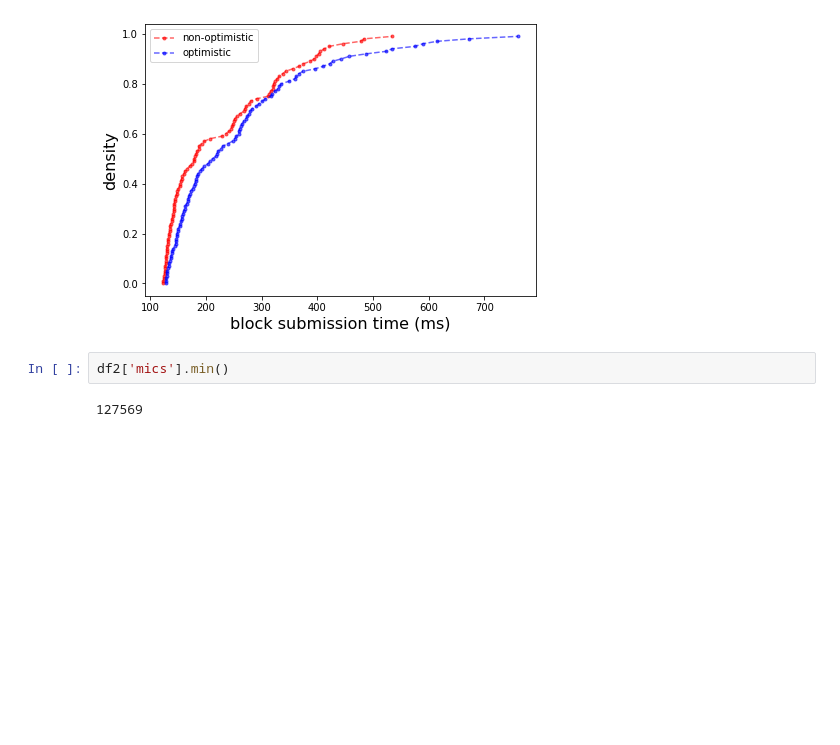
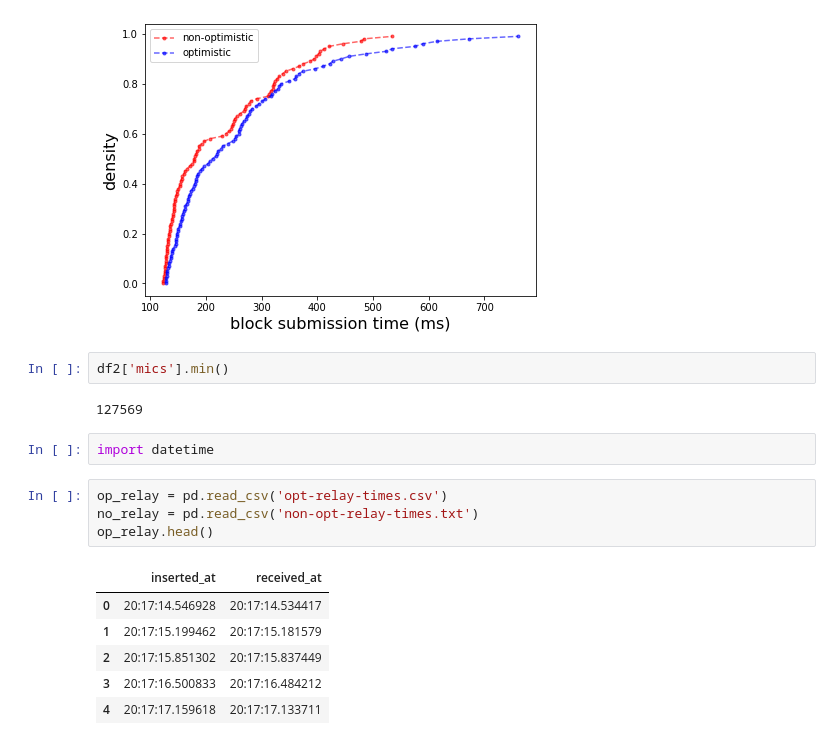
Before and after one commit to michaelneuder/relay-data, a Jupyter notebook: opt-timings.ipynb, the cells around one changed output. Saved outputs shown, nothing was run; the diff lists cells and outputs as text; blank space fills up the shorter version.

```diff
--- a/opt-timings.ipynb
+++ b/opt-timings.ipynb
@@ -179,3 +179,16 @@ plt.show()
 df2['mics'].min()
 # %% [output]
 127569
+# %%
+import datetime
+# %%
+op_relay = pd.read_csv('opt-relay-times.csv')
+no_relay = pd.read_csv('non-opt-relay-times.txt')
+op_relay.head()
+# %% [output]
+|  | inserted_at | received_at |
+| 0 | 20:17:14.546928 | 20:17:14.534417 |
+| 1 | 20:17:15.199462 | 20:17:15.181579 |
+| 2 | 20:17:15.851302 | 20:17:15.837449 |
+| 3 | 20:17:16.500833 | 20:17:16.484212 |
+| 4 | 20:17:17.159618 | 20:17:17.133711 |
```
Also changed, not shown: parts of 13 cells of this notebook, 2 other files.
